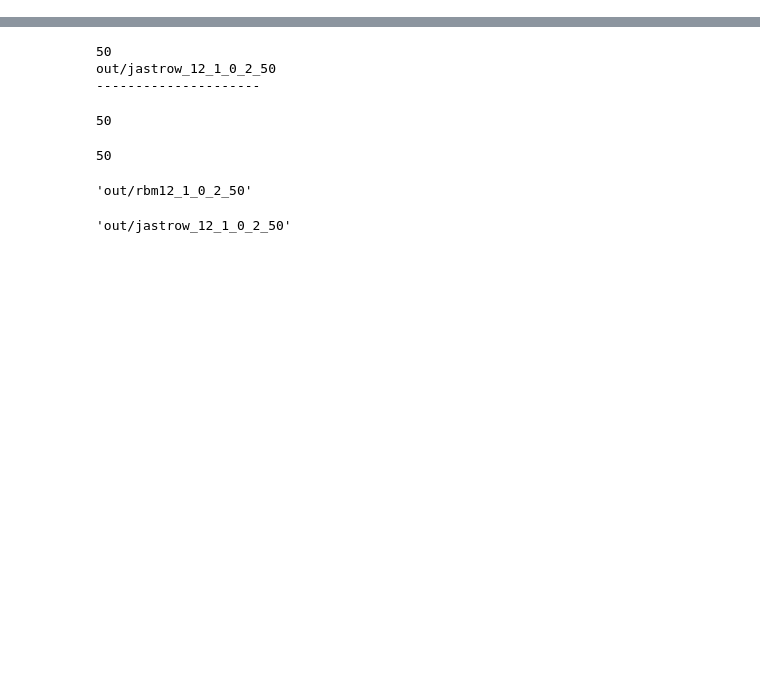
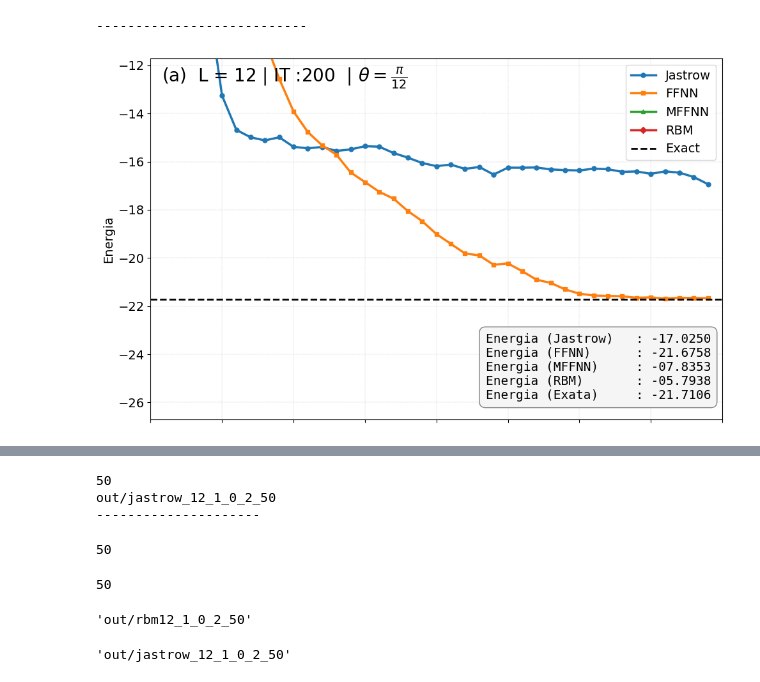
Before and after one commit to mardoniofranca/tupannqs, a Jupyter notebook: source/2_app/j1_j2_h_model/1_0_1_press_eval_energy.ipynb, the cells around one changed output, grey strips where cells are left out. Cells and saved outputs as stored; diff of their text form; code cells hidden in the pictures; blank space fills up the shorter version.

```diff
--- a/source/2_app/j1_j2_h_model/1_0_1_press_eval_energy.ipynb
+++ b/source/2_app/j1_j2_h_model/1_0_1_press_eval_energy.ipynb
@@ -2,0 +38,13 @@
+# %%
+w = 0; print(w); rad = math.radians(w); sin = math.sin(rad); cos = math.cos(rad)
+j1  = sin;j2  = cos; J  = [j1,j2]
+it = 50; L = 12;
+trained_params_list   = []; parameters_list = [];iii = []
+g,hi,op = conf(J,L)
+exact_energy, exact_state = exac_calc_lanczos_ed(op)
+g_jt, jt_out  = calc_jastrow(g, hi, op, L,it)
+g_fn, fn_out  = calc_ffnn(hi,g,model,op, L, J, it)
+g_nfn,nfn_out = calc_nffnn(hi,g,model,op, L, J, it)
+g_rb, rb_out  = calc_rbm(hi,g,op,L,J,it)
+files = []; files.append(jt_out);files.append(fn_out);
+files.append(nfn_out);files.append(rb_out);
@@ -2,0 +143,13 @@
+# %%
+w = 15; print(w); rad = math.radians(w); sin = math.sin(rad); cos = math.cos(rad)
+j1  = sin;j2  = cos; J  = [j1,j2]
+it = 200; L = 12;
+trained_params_list   = []; parameters_list = [];iii = []
+g,hi,op = conf(J,L)
+exact_energy, exact_state = exac_calc_lanczos_ed(op)
+g_jt, jt_out  = calc_jastrow(g, hi, op, L,it)
+g_fn, fn_out  = calc_ffnn(hi,g,model,op, L, J, it)
+g_nfn,nfn_out = calc_nffnn(hi,g,model,op, L, J, it)
+g_rb, rb_out  = calc_rbm(hi,g,op,L,J,it)
+files = []; files.append(jt_out);files.append(fn_out);
+files.append(nfn_out);files.append(rb_out);
@@ -2,0 +169,10 @@
+# %%
+plot(float(exact_energy),files,"(a)",12, L,it,
+     float(g_jt.energy.mean.real),
+     float(g_fn.energy.mean.real),
+     float(g_nfn.energy.mean.real),
+     float(g_rb.energy.mean),
+     False, True,0, 0)
+# %% [output]
+---------------------------
+[figure, added]
```
Also changed, not shown: parts of 9 cells of this notebook, 1 other file.
